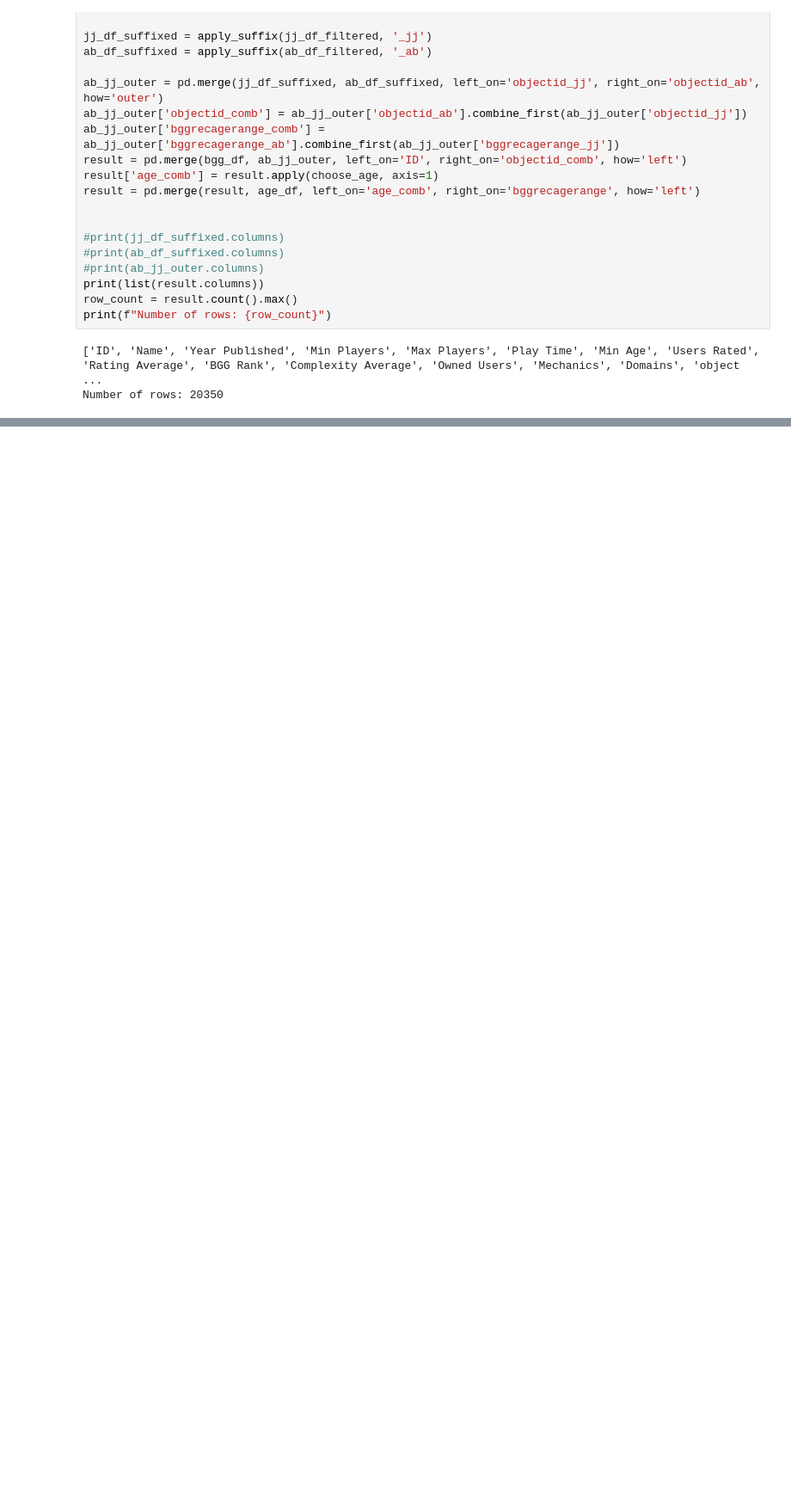
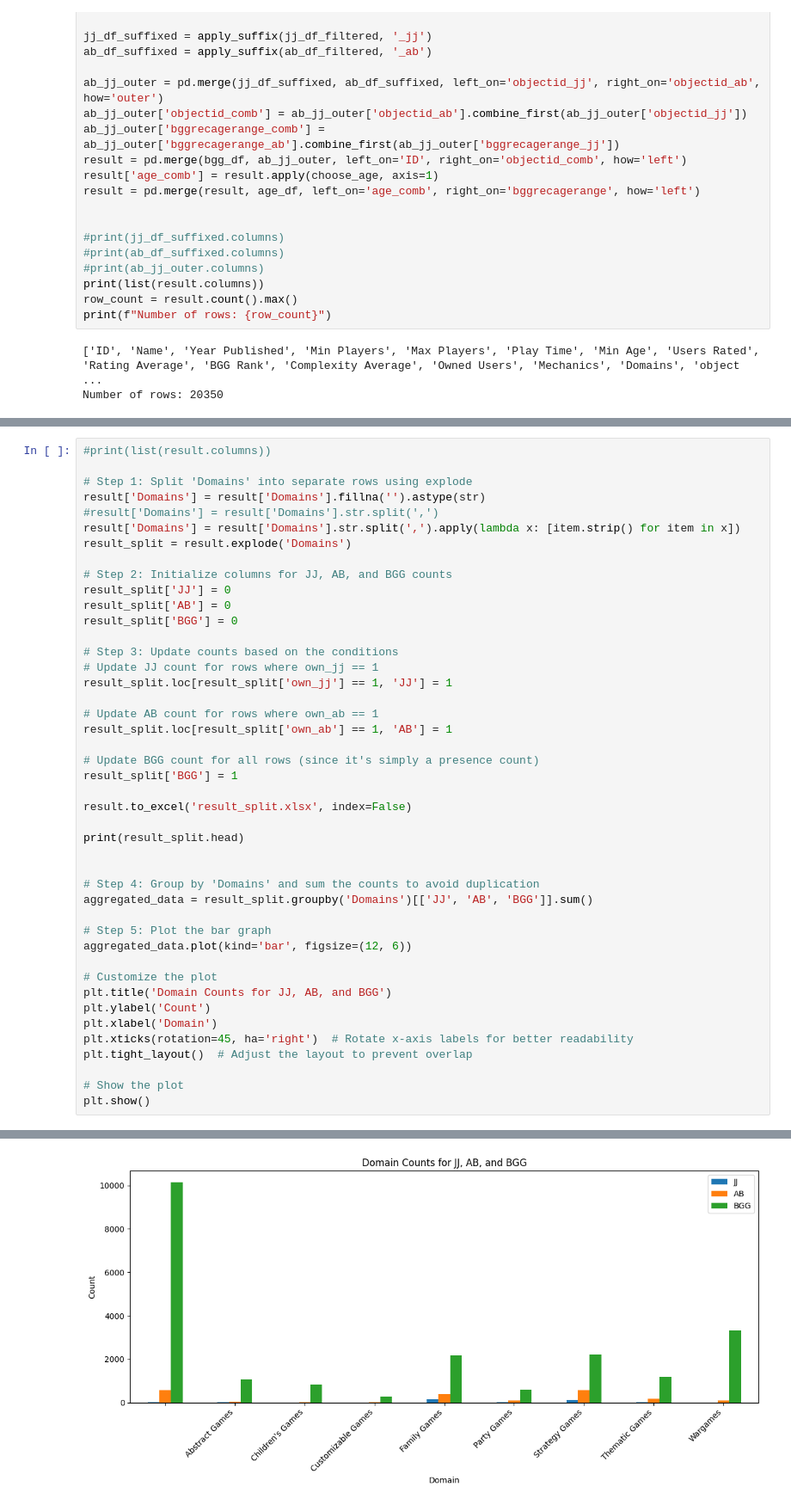
Before and after one commit to tanis2116/Board_Game_Analysis, a Jupyter notebook: Board Game Analsyis.ipynb, the cells around one changed output, grey strips where cells are left out. Shown at 86% size. Cells and saved outputs as stored; diff of their text form; blank space fills up the shorter version.

```diff
--- a/Board Game Analsyis.ipynb
+++ b/Board Game Analsyis.ipynb
@@ -157,0 +116,45 @@ plt.show()
+# %%
+#print(list(result.columns))
+
+# Step 1: Split 'Domains' into separate rows using explode
+result['Domains'] = result['Domains'].fillna('').astype(str)
+#result['Domains'] = result['Domains'].str.split(',')
+result['Domains'] = result['Domains'].str.split(',').apply(lambda x: [item.strip() for item in x])
+result_split = result.explode('Domains')
+
+# Step 2: Initialize columns for JJ, AB, and BGG counts
+result_split['JJ'] = 0
+result_split['AB'] = 0
+result_split['BGG'] = 0
+
+# Step 3: Update counts based on the conditions
+# Update JJ count for rows where own_jj == 1
+result_split.loc[result_split['own_jj'] == 1, 'JJ'] = 1
+
+# Update AB count for rows where own_ab == 1
+result_split.loc[result_split['own_ab'] == 1, 'AB'] = 1
+
+# Update BGG count for all rows (since it's simply a presence count)
+result_split['BGG'] = 1
+
+result.to_excel('result_split.xlsx', index=False)
+
+print(result_split.head)
+
+
+# Step 4: Group by 'Domains' and sum the counts to avoid duplication
+aggregated_data = result_split.groupby('Domains')[['JJ', 'AB', 'BGG']].sum()
+
+# Step 5: Plot the bar graph
+aggregated_data.plot(kind='bar', figsize=(12, 6))
+
+# Customize the plot
+plt.title('Domain Counts for JJ, AB, and BGG')
+plt.ylabel('Count')
+plt.xlabel('Domain')
+plt.xticks(rotation=45, ha='right')  # Rotate x-axis labels for better readability
+plt.tight_layout()  # Adjust the layout to prevent overlap
+
+# Show the plot
+plt.show()
+# %% [output]
@@ -157,0 +178 @@ plt.show()
+[figure, added]
```
Also changed, not shown: parts of 3 cells of this notebook, 4 other files.
